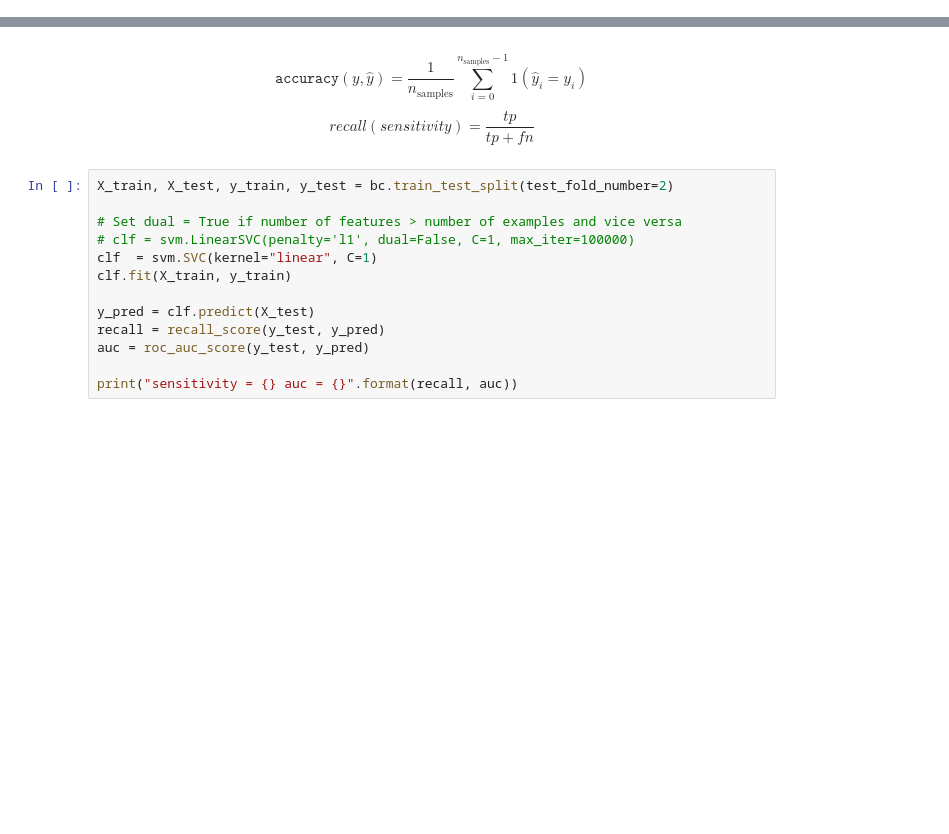
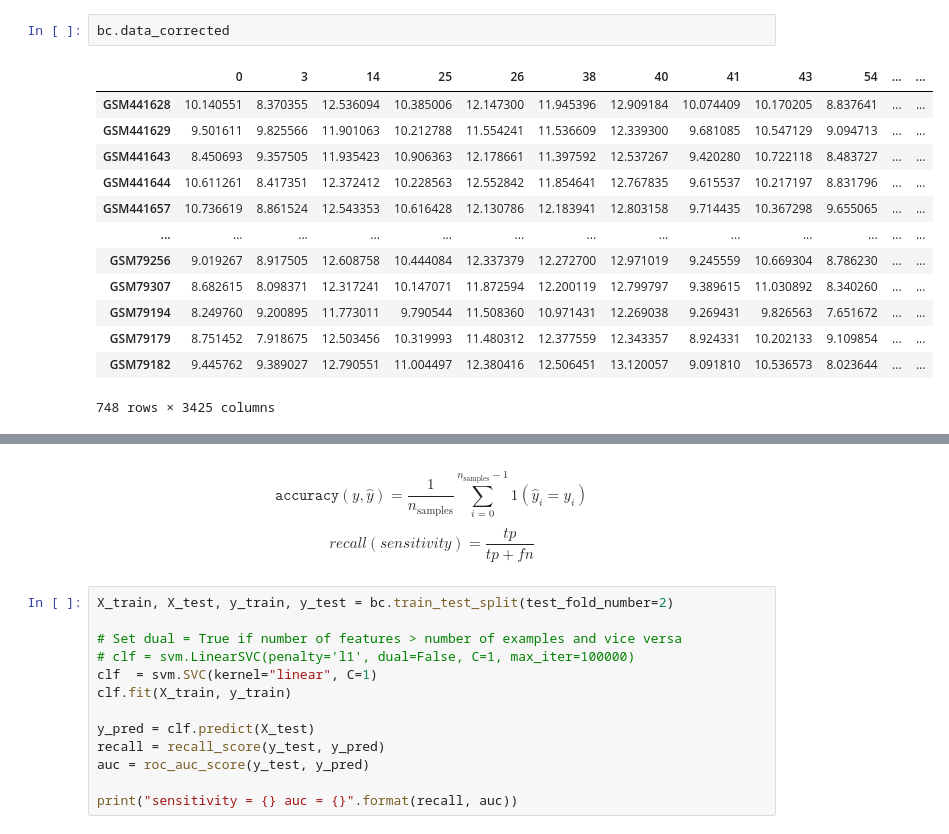
Before and after one commit to AlexFes/bc_classification, a Jupyter notebook: tool.ipynb, the cells around one changed output, grey strips where cells are left out. Drawn from its saved outputs; the diff is of its cells as text; blank space fills up the shorter version.

```diff
--- a/tool.ipynb
+++ b/tool.ipynb
@@ -105,3 +138,19 @@ bc.data
+# %%
+bc.data_corrected
+# %% [output]
+|  | 0 | 3 | 14 | 25 | 26 | 38 | 40 | 41 | 43 | 54 | ... | ... |
+| GSM441628 | 10.140551 | 8.370355 | 12.536094 | 10.385006 | 12.147300 | 11.945396 | 12.909184 | 10.074409 | 10.170205 | 8.837641 | ... | ... |
+| GSM441629 | 9.501611 | 9.825566 | 11.901063 | 10.212788 | 11.554241 | 11.536609 | 12.339300 | 9.681085 | 10.547129 | 9.094713 | ... | ... |
+| GSM441643 | 8.450693 | 9.357505 | 11.935423 | 10.906363 | 12.178661 | 11.397592 | 12.537267 | 9.420280 | 10.722118 | 8.483727 | ... | ... |
+| GSM441644 | 10.611261 | 8.417351 | 12.372412 | 10.228563 | 12.552842 | 11.854641 | 12.767835 | 9.615537 | 10.217197 | 8.831796 | ... | ... |
+| GSM441657 | 10.736619 | 8.861524 | 12.543353 | 10.616428 | 12.130786 | 12.183941 | 12.803158 | 9.714435 | 10.367298 | 9.655065 | ... | ... |
+| ... | ... | ... | ... | ... | ... | ... | ... | ... | ... | ... | ... | ... |
+| GSM79256 | 9.019267 | 8.917505 | 12.608758 | 10.444084 | 12.337379 | 12.272700 | 12.971019 | 9.245559 | 10.669304 | 8.786230 | ... | ... |
+| GSM79307 | 8.682615 | 8.098371 | 12.317241 | 10.147071 | 11.872594 | 12.200119 | 12.799797 | 9.389615 | 11.030892 | 8.340260 | ... | ... |
+| GSM79194 | 8.249760 | 9.200895 | 11.773011 | 9.790544 | 11.508360 | 10.971431 | 12.269038 | 9.269431 | 9.826563 | 7.651672 | ... | ... |
+| GSM79179 | 8.751452 | 7.918675 | 12.503456 | 10.319993 | 11.480312 | 12.377559 | 12.343357 | 8.924331 | 10.202133 | 9.109854 | ... | ... |
+| GSM79182 | 9.445762 | 9.389027 | 12.790551 | 11.004497 | 12.380416 | 12.506451 | 13.120057 | 9.091810 | 10.536573 | 8.023644 | ... | ... |
+748 rows × 3425 columns
 # %%
 X_train, X_test, y_train, y_test = bc.train_test_split(test_fold_number=0)
 
```
Also changed, not shown: parts of 6 cells of this notebook.
